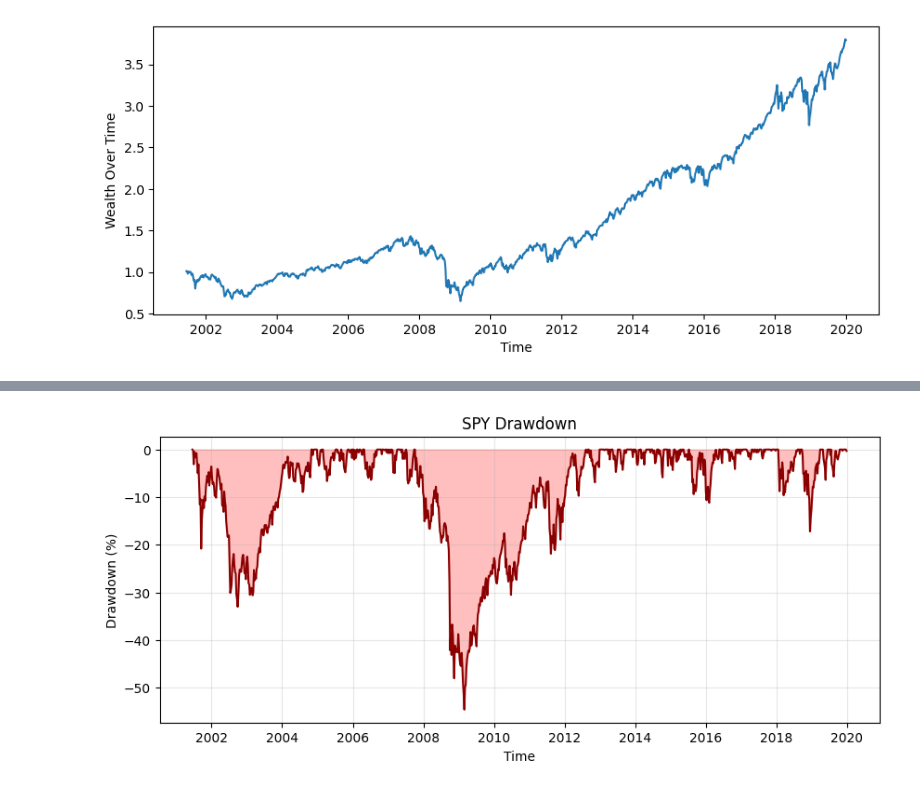
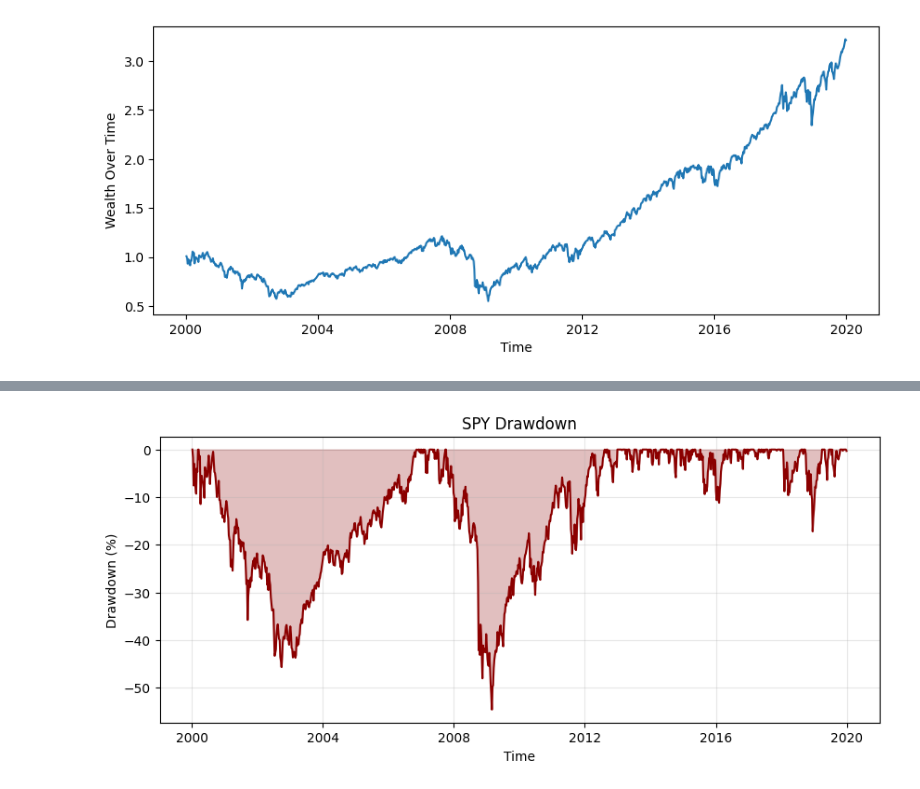
Before and after one commit to Vielash/Regime_Switch, a Jupyter notebook: S1/spy_01.ipynb, the cells around one changed output, grey strips where cells are left out. Drawn from its saved outputs; the diff is of its cells as text; code cells hidden in the pictures.

```diff
--- a/S1/spy_01.ipynb
+++ b/S1/spy_01.ipynb
@@ -53,6 +103,6 @@ Success, your file saved precisely to C:\Users\engin\Engin Py\regime_switching\s
 # %%
 spy_weekly_data = pd.read_csv(
-    "spy_data_2000-2019_1w.csv",
+    "../data/spy_data_2000-2019_1w.csv",
     skiprows=3,
     names=["Date", "Close", "High", "Low", "Open", "Volume"],
     parse_dates=["Date"],
@@ -60,4 +110,3 @@ spy_weekly_data = pd.read_csv(
 )
 spy_weekly_data["Log_Return"] = np.log(spy_weekly_data["Close"] / spy_weekly_data["Close"].shift(1))
 spy_weekly_data = spy_weekly_data
-print(spy_weekly_data.head())
@@ -93,9 +148,7 @@ window_size = 26
 
 spy_weekly_data["Rolling_Weekly_Volatility"] = spy_weekly_data["Log_Return"].rolling(window = window_size).std()
 spy_weekly_data["Annual_Rolling_Volatility"] = spy_weekly_data["Rolling_Weekly_Volatility"] * np.sqrt(52)
-spy_weekly_data = spy_weekly_data.dropna()
 max_vol = spy_weekly_data["Annual_Rolling_Volatility"].max()
 max_vol_date = spy_weekly_data["Annual_Rolling_Volatility"].idxmax()
-print(f"Maximum annual volatility:{max_vol}, Maximum annual volatility date: {max_vol_date}")
-print(spy_weekly_data.head())
+print(f"Maximum annual volatility: {max_vol:.1%} on {max_vol_date:%Y-%m-%d}")
 # %% [output]
@@ -179,4 +236,10 @@ plt.show()
 # %%
+#| label: fig-risk
+#| fig-cap: "Cumulative performance and downside risk."
+#| fig-subcap:
+#|   - "Wealth index, one unit invested at the start."
+#|   - "Drawdown from the running peak."
+#| layout-ncol: 1
 wealth_index = np.exp(log_returns.cumsum())
 
 peak = wealth_index.cummax()
@@ -188,16 +251,7 @@ plt.plot(wealth_index.index, wealth_index, label = "Wealth Index")
 plt.ylabel("Wealth Over Time")
 plt.xlabel("Time")
 plt.show()
-print(f"Peak Value of SPY: {wealth_index.max()}")
-print(f"Date of Peak Value of SPY: {wealth_index.idxmax()}")
-
-
-
-wealth_index = np.exp(log_returns.cumsum())
-
-peak = wealth_index.cummax()
-drawdown = wealth_index / peak - 1
-max_dd = drawdown.min()
+print(f"Peak wealth multiple: {wealth_index.max():.2f} on {wealth_index.idxmax():%Y-%m-%d}")
 
 plt.figure(figsize=(10, 4))
 plt.plot(drawdown.index, drawdown * 100, color="darkred")
@@ -205,7 +259,7 @@ plt.fill_between(
     drawdown.index,
     drawdown * 100,
     0,
-    color="red",
+    color="darkred",
     alpha=0.25
 )
 
@@ -215,7 +269,6 @@ plt.ylabel("Drawdown (%)")
 plt.grid(alpha=0.3)
 plt.show()
 
-print(f"Maximum Drawdown: {max_dd:.2%}")
-print(f"Maximum Drawdown Date: {drawdown.idxmin()}")
+print(f"Maximum drawdown: {max_dd:.1%} on {drawdown.idxmin():%Y-%m-%d}")
 # %% [output]
-[figure, old version]
+[figure, new version]
@@ -224 +276 @@ Date of Peak Value of SPY: 2019-12-21 00:00:00
-[figure, old version]
+[figure, new version]
```
Also changed, not shown: parts of 25 cells of this notebook, 31 other files.
